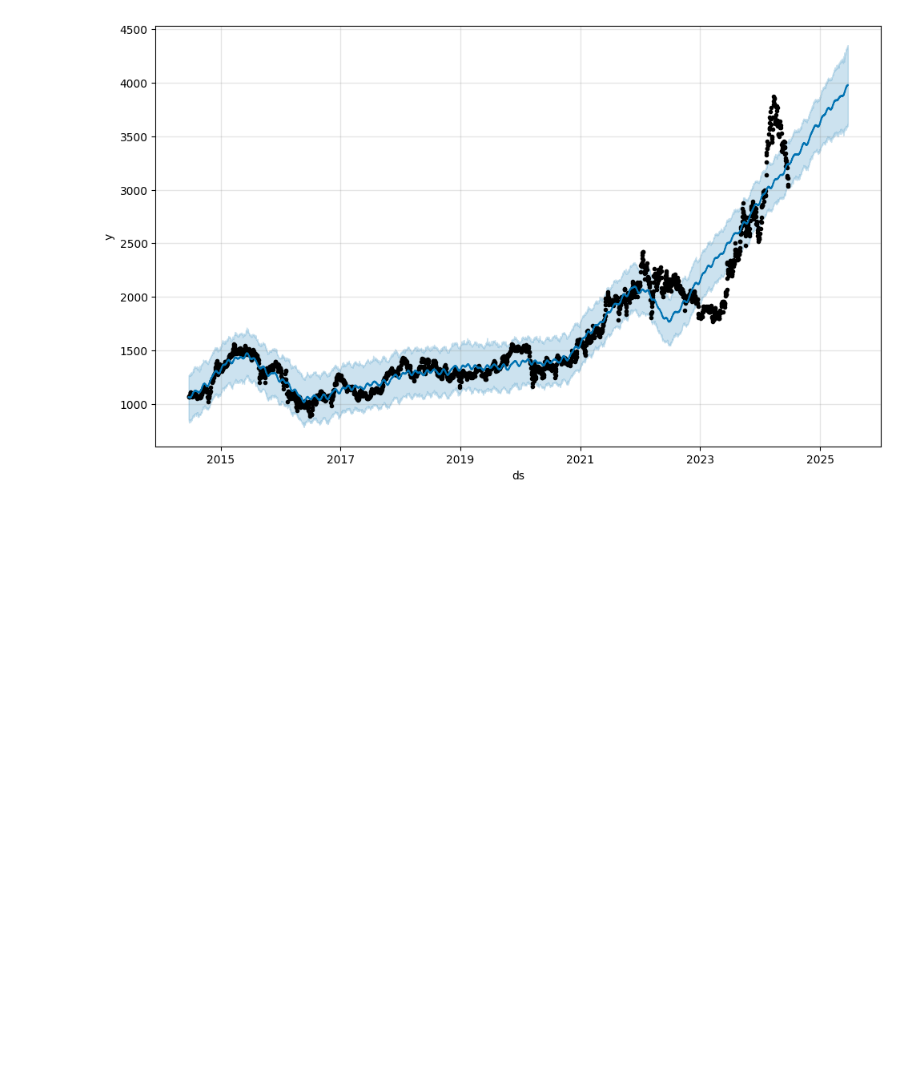
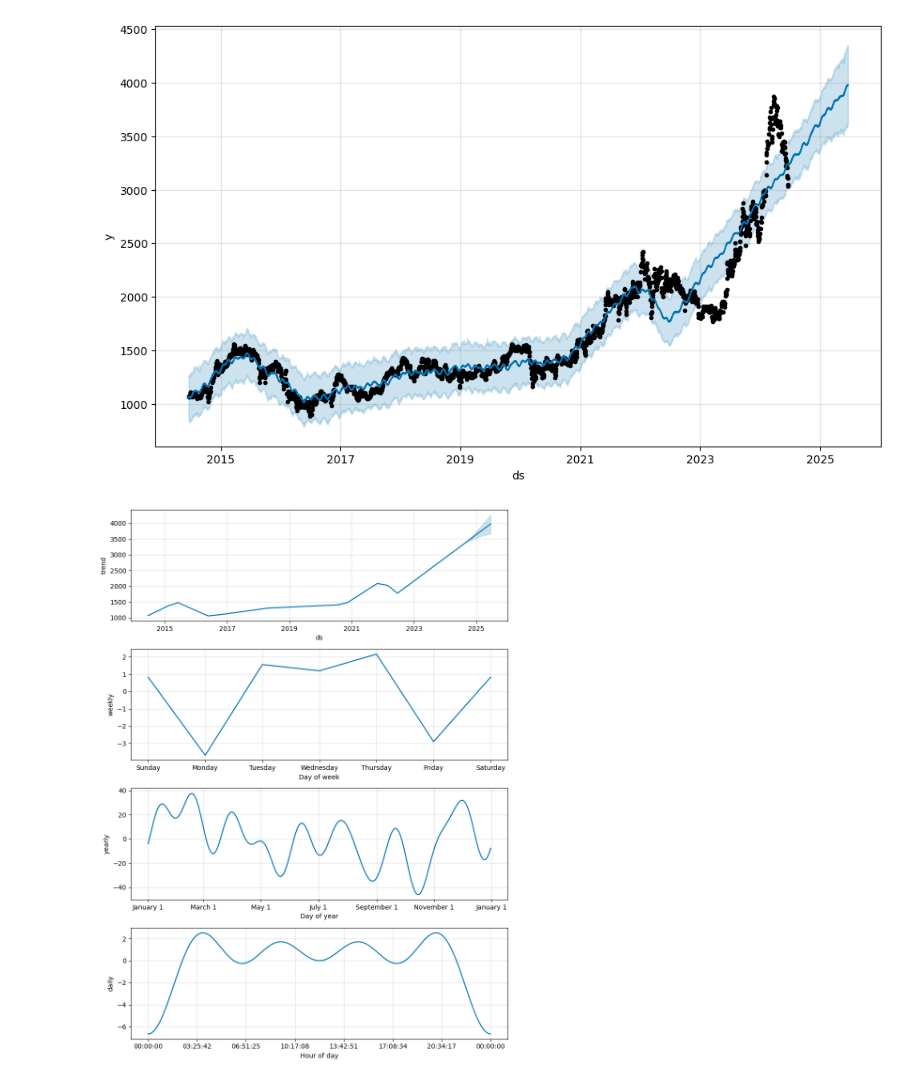
Before and after one commit to poriporiporiZ/graduation-research, a Jupyter notebook: pandas_datareader/test.ipynb, the cells around one changed output. Cells and saved outputs as stored; diff of their text form; code cells hidden in the pictures; blank space fills up the shorter version.

```diff
--- a/pandas_datareader/test.ipynb
+++ b/pandas_datareader/test.ipynb
@@ -86,3 +86,8 @@ INFO:cmdstanpy:Chain [1] start processing
 06:26:59 - cmdstanpy - INFO - Chain [1] done processing
 INFO:cmdstanpy:Chain [1] done processing
 [figure]
+# %%
+model.plot_components(forecast_df)
+plt.show()
+# %% [output]
+[figure, added]
```
